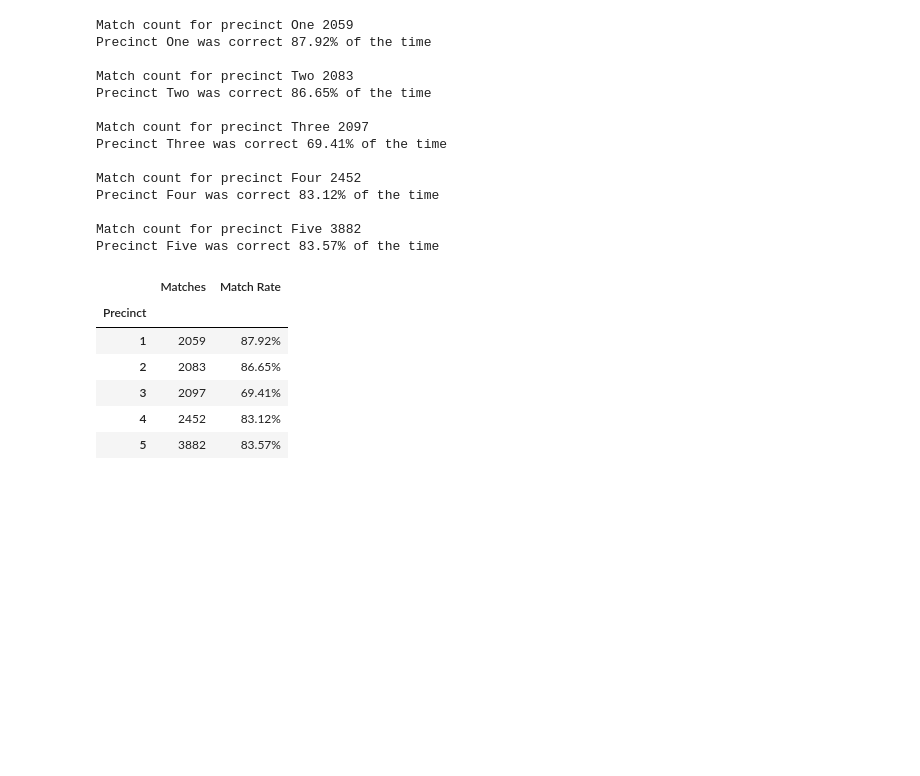
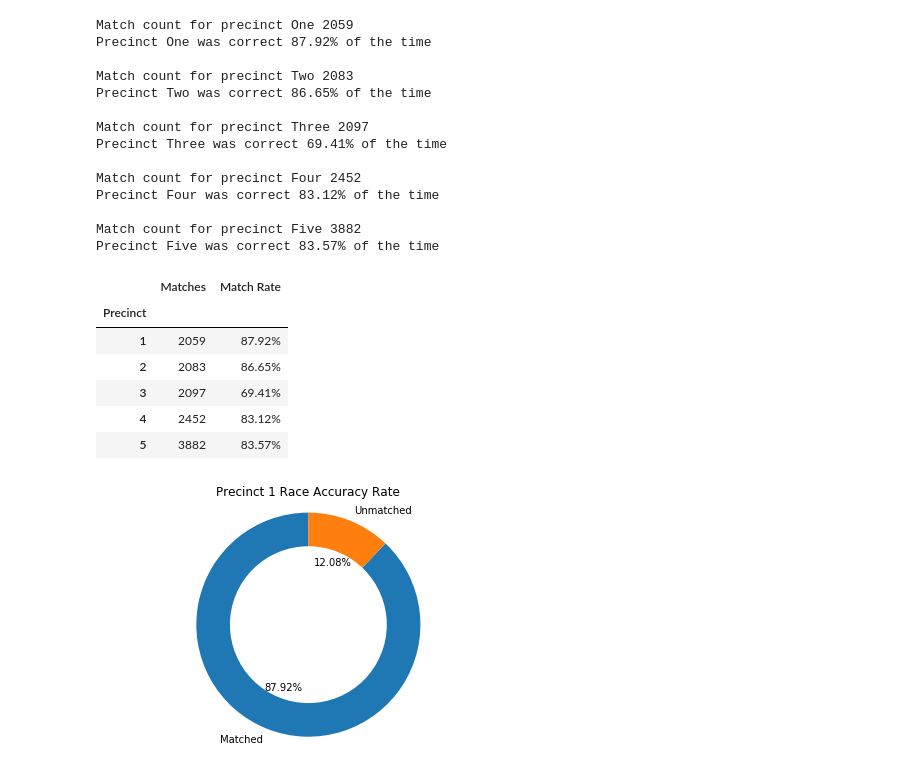
Before and after one commit to elu267/Project_GroupF, a Jupyter notebook: MN_Stop_Data.ipynb, the cells around one changed output. Drawn from its saved outputs; the diff is of its cells as text; code cells hidden in the pictures; blank space fills up the shorter version.

Commit message:
donut charts created for race accuracy rate

```diff
--- a/MN_Stop_Data.ipynb
+++ b/MN_Stop_Data.ipynb
@@ -533,18 +533,26 @@ precint_match_df
 | 4 | 2452 | 83.12% |
 | 5 | 3882 | 83.57% |
 # %%
-## This code makes donut pie charts
-# Match rate
+# This code makes donut pie chart
 
-# labels = ['Matched','Unmatched']
+precinct_1_notMatch = (100 - preccint_one_percent)
+chart = [preccint_one_percent, precinct_1_notMatch]
+labels = ['Matched','Unmatched']
+#colors = ['TBD']
 
-# fig1, ax1 = plt.subplots()
-# ax1.pie(XXXXXXX, labels=labels, autopct='%1.1f%%', startangle=90)
-# #draw circle
-# centre_circle = plt.Circle((0,0),0.70,fc='white')
-# fig = plt.gcf()
-# fig.gca().add_artist(centre_circle)
-# # Equal aspect ratio ensures that pie is drawn as a circle
-# ax1.axis('equal')
-# plt.tight_layout()
-# plt.show()
+fig1, ax1 = plt.subplots()
+ax1.pie(chart, labels=labels, autopct='%1.2f%%', startangle=90)
+#draw circle
+centre_circle = plt.Circle((0,0),0.70,fc='white')
+fig = plt.gcf()
+fig.gca().add_artist(centre_circle)
+# Equal aspect ratio ensures that pie is drawn as a circle
+ax1.axis('equal')
+# adding title
+plt.title("Precinct 1 Race Accuracy Rate")
+# save the figure
+plt.savefig("pre1_race_accuracy.png")
+plt.tight_layout()
+plt.show()
+# %% [output]
+[figure, added]
```
Also changed, not shown: parts of 4 cells of this notebook, 5 other files.
